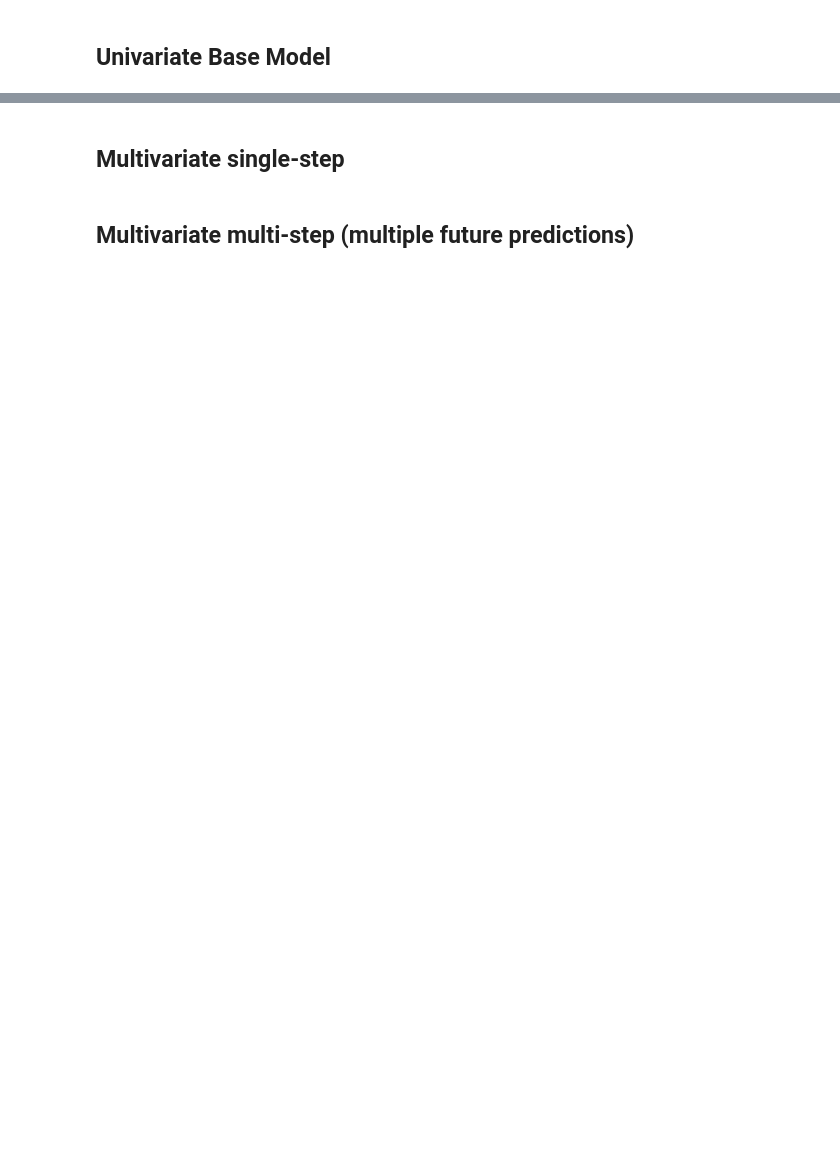
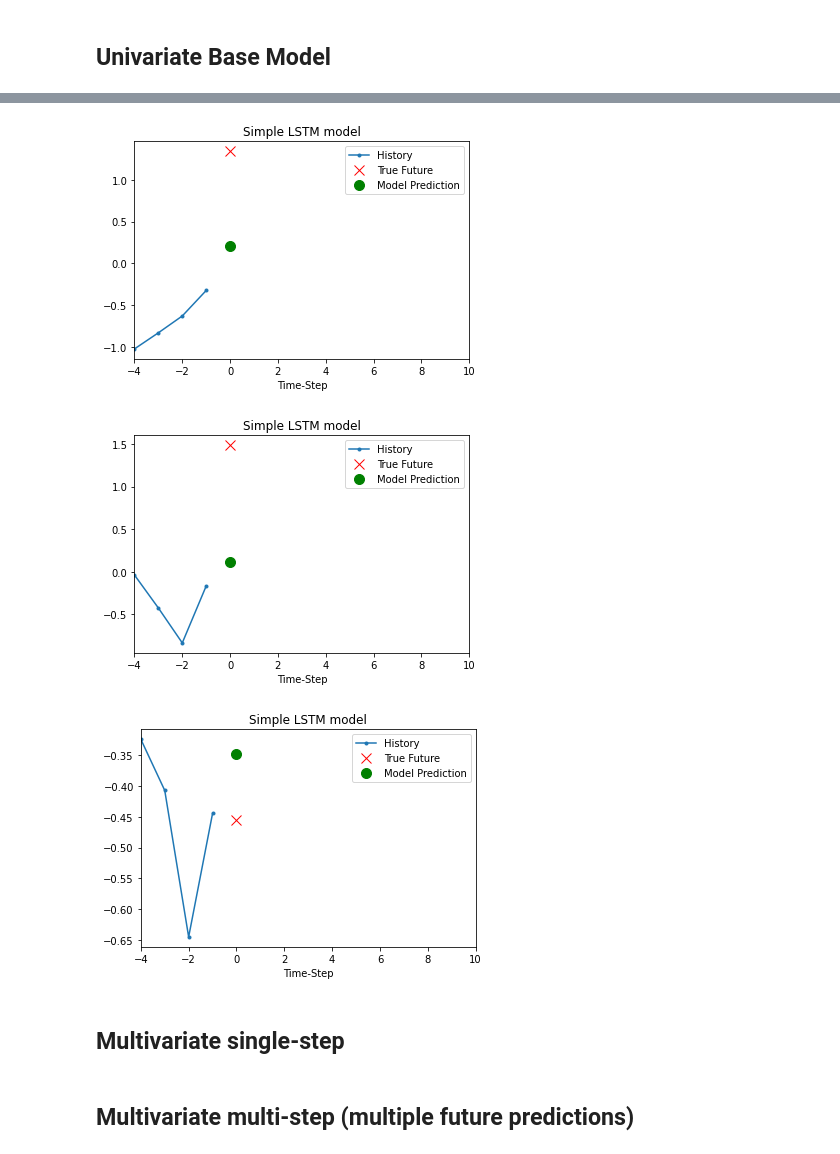
Before and after one commit to jvac06/pft, a Jupyter notebook: scripts/LSTM_ship.ipynb, the cells around one changed output, grey strips where cells are left out. Cells and saved outputs as stored; diff of their text form; code cells hidden in the pictures; blank space fills up the shorter version.

```diff
--- a/scripts/LSTM_ship.ipynb
+++ b/scripts/LSTM_ship.ipynb
@@ -78,2 +324,12 @@ train = splits['train'][2]
 # %% [markdown]
 ## Univariate Base Model
+# %%
+BATCH_SIZE = 12
+BUFFER_SIZE = 300
+
+#setting up memory and batch sizes
+train_univariate = tf.data.Dataset.from_tensor_slices((x_train_uni, y_train_uni))
+train_univariate = train_univariate.cache().shuffle(BUFFER_SIZE).batch(BATCH_SIZE).repeat()
+#no chace nor shuffle for validation
+val_univariate = tf.data.Dataset.from_tensor_slices((x_val_uni, y_val_uni))
+val_univariate = val_univariate.batch(BATCH_SIZE).repeat()
@@ -79,0 +340,9 @@ train = splits['train'][2]
+# %%
+#architecture
+simple_lstm = keras.models.Sequential([
+    keras.layers.LSTM(8, input_shape=x_train_uni.shape[-2:]),
+    keras.layers.Dense(1)
+])
+
+#compiler
+simple_lstm.compile(optimizer='adam', loss='mae')
@@ -79,0 +354,9 @@ train = splits['train'][2]
+# %%
+#fitting the model
+EPOCHS=12
+EVALUATION_INTERNAL=156
+
+simple_lstm.fit(train_univariate, epochs=EPOCHS,
+                steps_per_epoch=EVALUATION_INTERNAL,
+                validation_data=val_univariate,
+                validation_steps=50)
@@ -80,3 +382,12 @@ train = splits['train'][2]
+# %%
+for x, y in val_univariate.take(3):
+  plot = show_plot([x[0].numpy(), y[0].numpy(),
+                    simple_lstm.predict(x)[0]], 0, 'Simple LSTM model')
+  plot.show()
+# %% [output]
+[figure, added]
+[figure, added]
+[figure, added]
 # %% [markdown]
 ## Multivariate single-step
 # %% [markdown]
```
Also changed, not shown: parts of 47 cells of this notebook.
